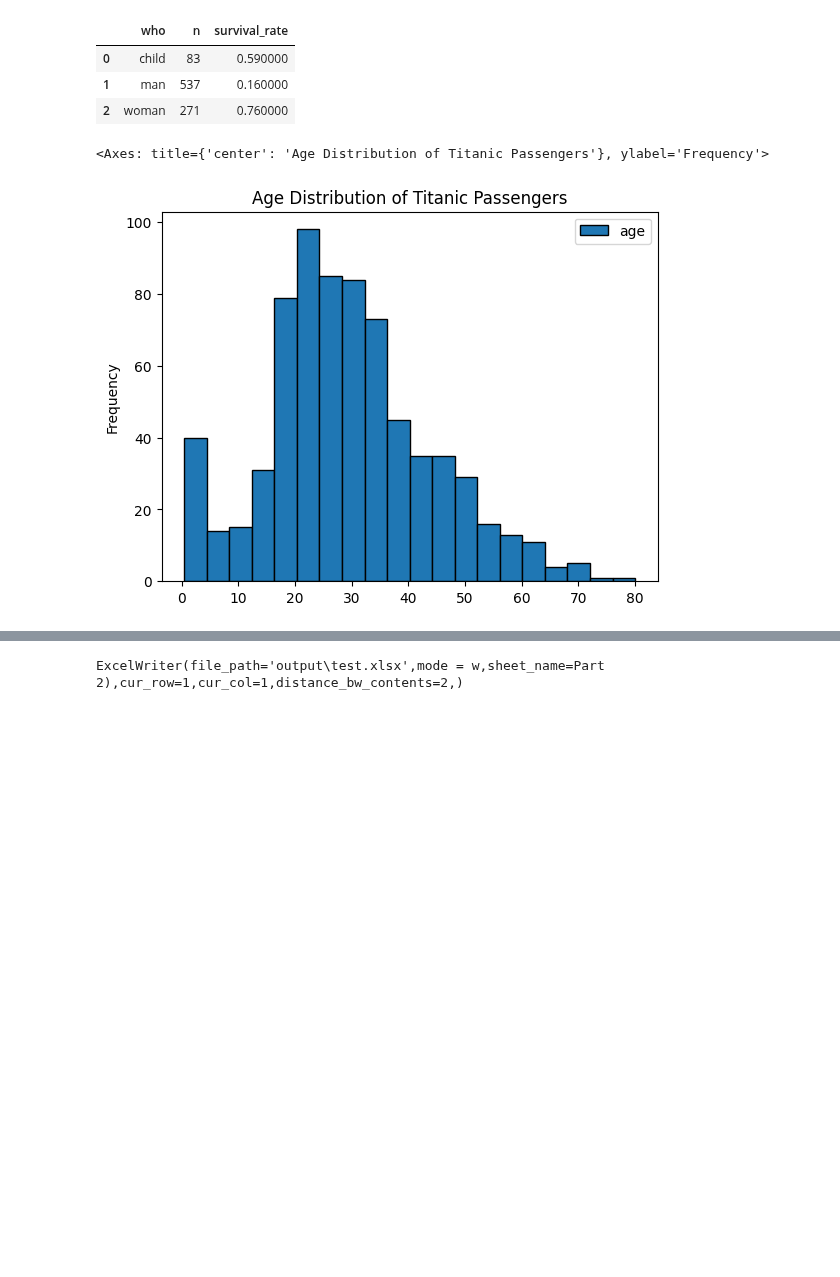
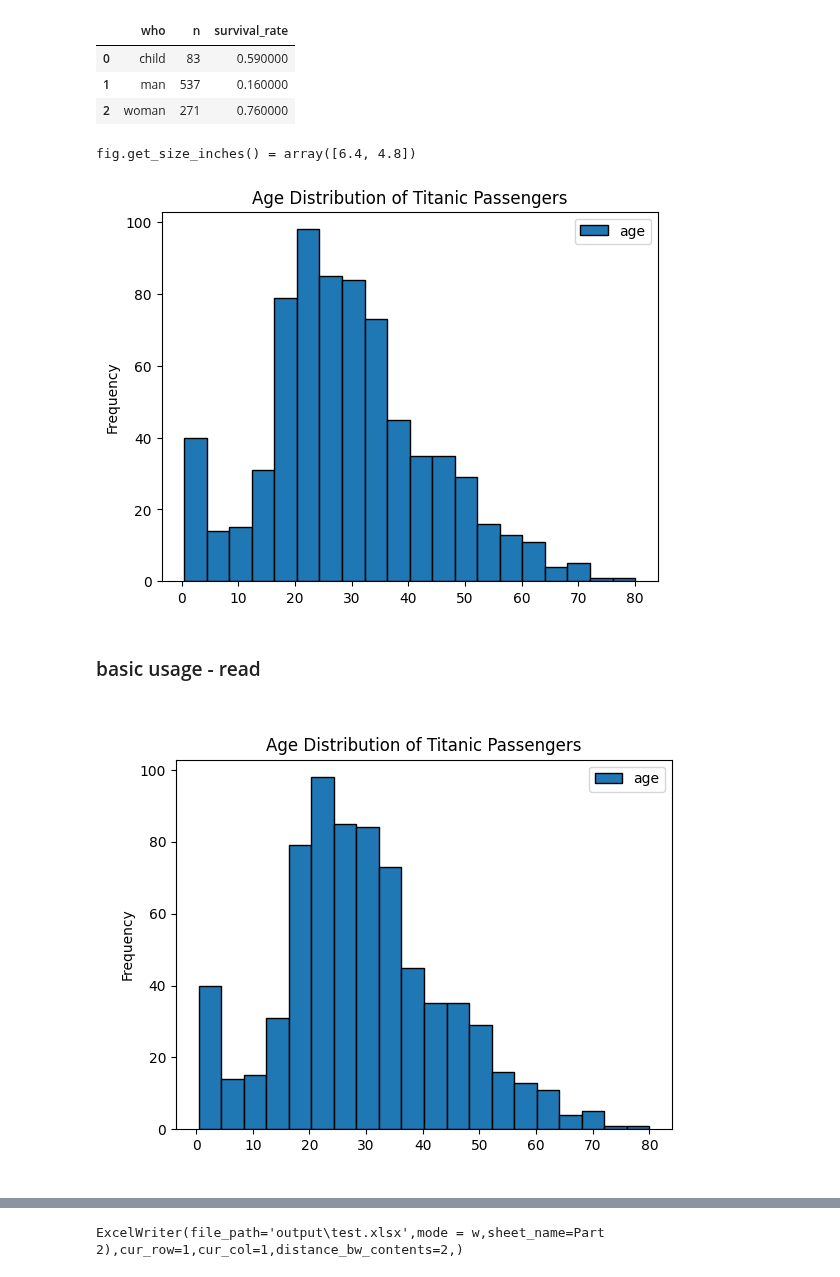
Before and after one commit to 0xdomyz/python_collection, a Jupyter notebook: data/analysis/90_excel_writer.ipynb, the cells around one changed output, grey strips where cells are left out. Cells and saved outputs as stored; diff of their text form; code cells hidden in the pictures; blank space fills up the shorter version.

Commit message:
add read_excel_img to ew

```diff
--- a/data/analysis/90_excel_writer.ipynb
+++ b/data/analysis/90_excel_writer.ipynb
@@ -51,7 +55,17 @@ tbl_styled
 # %%
 fig, ax = plt.subplots(1, 1)
 df.plot(kind="hist", y="age", bins=20, edgecolor="black", ax=ax, title="Age Distribution of Titanic Passengers")
+
+print(f"{fig.get_size_inches() = }")
+fig.savefig("input/age_dist.png")
 # %% [output]
-<Axes: title={'center': 'Age Distribution of Titanic Passengers'}, ylabel='Frequency'>
+fig.get_size_inches() = array([6.4, 4.8])
 [figure]
+# %% [markdown]
+### basic usage - read
+# %%
+img = read_excel_img(file_path=Path("input") / "xl_input1.xlsx", sheet_name='Part 3', anchor_cell='B8')
+img
+# %% [output]
+[figure, added]
 # %% [markdown]
```
Also changed, not shown: parts of 4 cells of this notebook, 2 other files.
